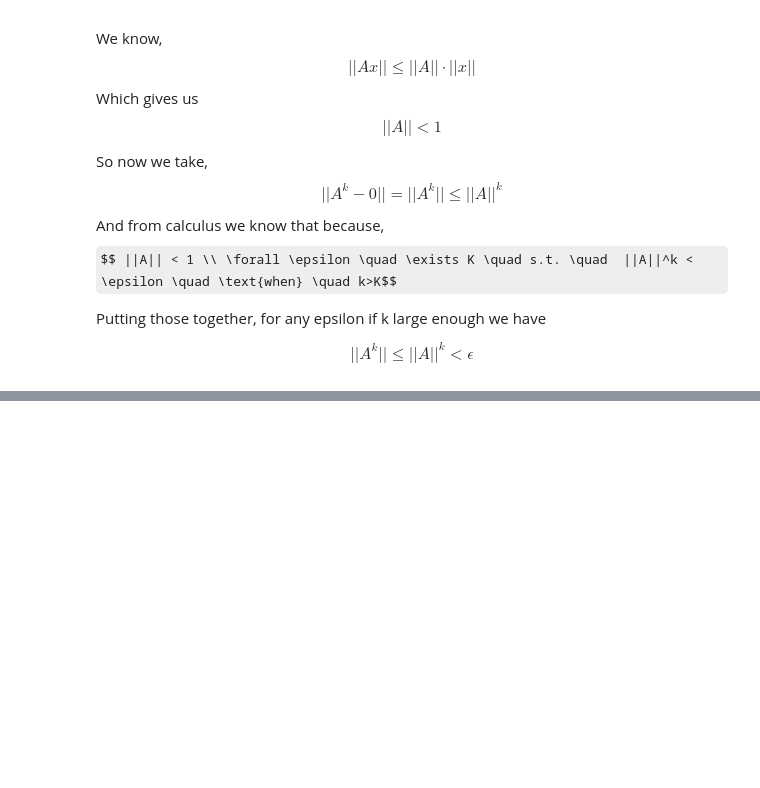
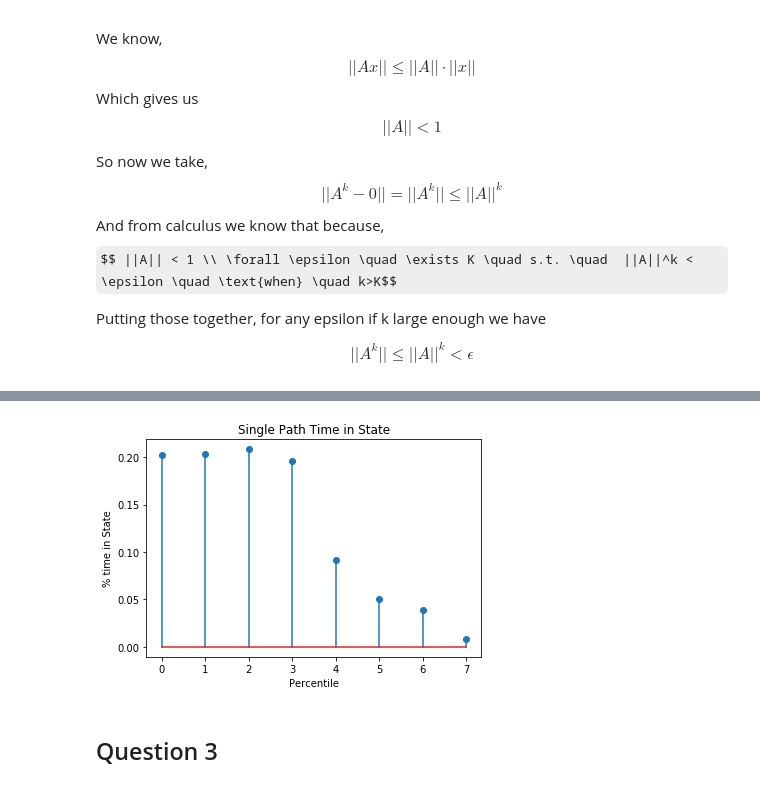
Before and after one commit to Alexander-Weinberg/BootCamp2018, a Jupyter notebook: ProbSets/Econ/ProbSet2/econ_ps2.ipynb, the cells around one changed output, grey strips where cells are left out. Saved outputs shown, nothing was run; the diff lists cells and outputs as text; code cells hidden in the pictures; some formulas as TeX source; blank space fills up the shorter version.

```diff
--- a/ProbSets/Econ/ProbSet2/econ_ps2.ipynb
+++ b/ProbSets/Econ/ProbSet2/econ_ps2.ipynb
@@ -238,0 +274,38 @@ $$||A^k|| \leq ||A||^k < \epsilon$$
+# %%
+def sim_path(markov,T=100_000):
+    """ Simulate a single path from a markov chain.
+    ---------------------------------------------------------
+    Parameters:
+    markov     = MarkovChain Object, PI is nxn transition matrix
+    T, integer = number of time periods to sim, ts_length
+
+    Returns:
+    percent_state , nx1 array = distribution at time T
+    ---------------------------------------------------------
+
+    """
+    # simulate one sample path, T periods
+    sim_path = markov.simulate_indices(ts_length=T)
+    # get number of states
+    n, m = markov.P.shape
+
+    # calculate the % time a single path spends in each state
+    percent_state = np.zeros(n)
+    for i in range(n):
+
+        indicator_i = sim_path == i
+        percent_state[i] = indicator_i.sum() / T
+
+    return percent_state
+# %%
+percent_state = sim_path(markov=markov)
+
+plt.stem(percent_state)
+plt.xlabel('Percentile')
+plt.ylabel('% time in State')
+plt.title('Single Path Time in State')
+plt.show()
+# %% [output]
+[figure, added]
+# %% [markdown]
+## Question 3
```
Also changed, not shown: parts of 14 cells of this notebook.
